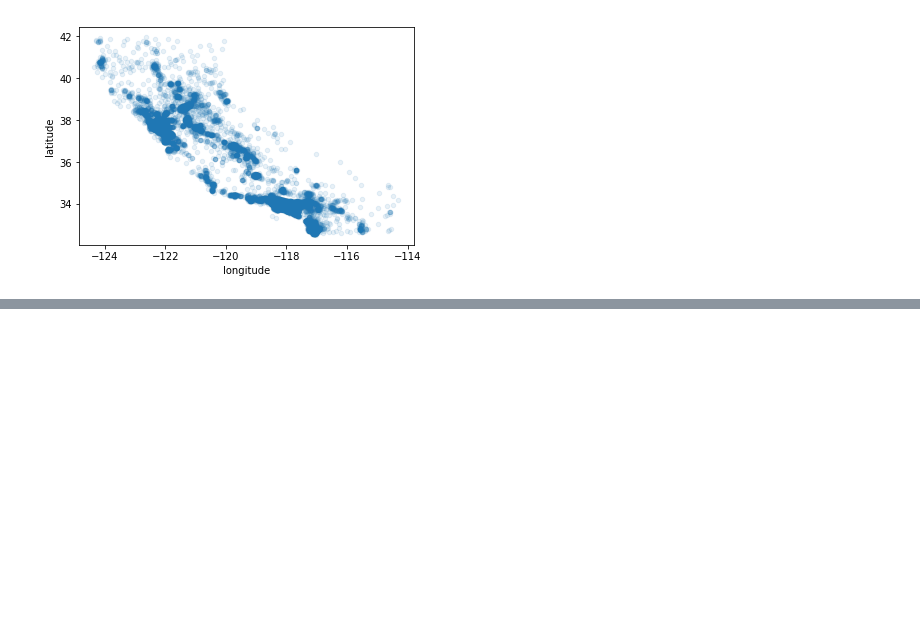
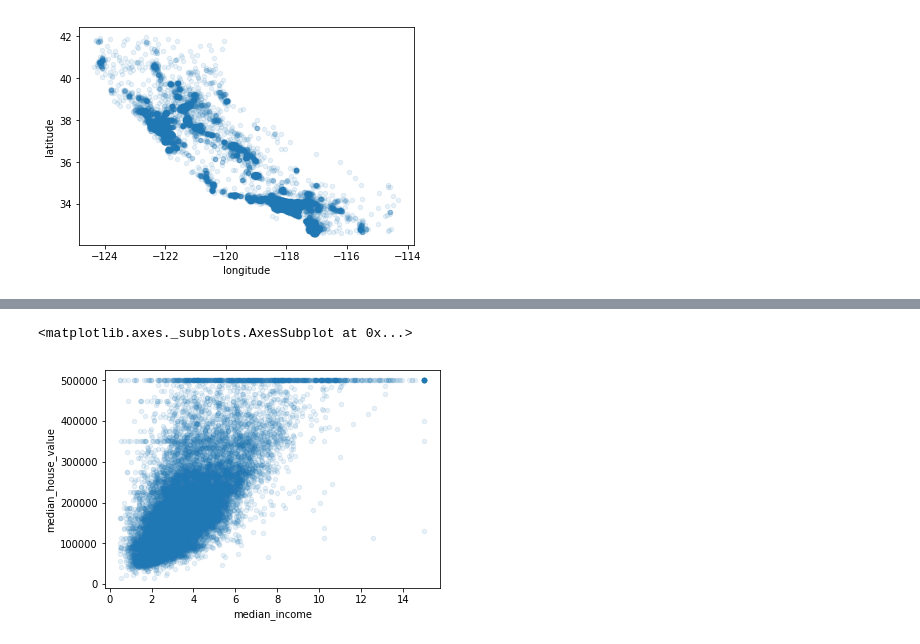
Before and after one commit to aquibjamal/O-Reilly-TF, a Jupyter notebook: California_Housing_DataSet.ipynb, the cells around one changed output, grey strips where cells are left out. Saved outputs shown, nothing was run; the diff lists cells and outputs as text; code cells hidden in the pictures; blank space fills up the shorter version.

```diff
--- a/California_Housing_DataSet.ipynb
+++ b/California_Housing_DataSet.ipynb
@@ -157,0 +212,7 @@ housing.plot(kind="scatter", x="longitude", y="latitude", alpha=0.1)
+# %%
+# plot median income versus median house value
+housing.plot(kind="scatter", x="median_income", y="median_house_value", alpha=0.1)
+# horizontal lines at the top indicate many prices were capped at 500,000
+# %% [output]
+<matplotlib.axes._subplots.AxesSubplot at 0x...>
+[figure, added]
```
Also changed, not shown: parts of 16 cells of this notebook.
